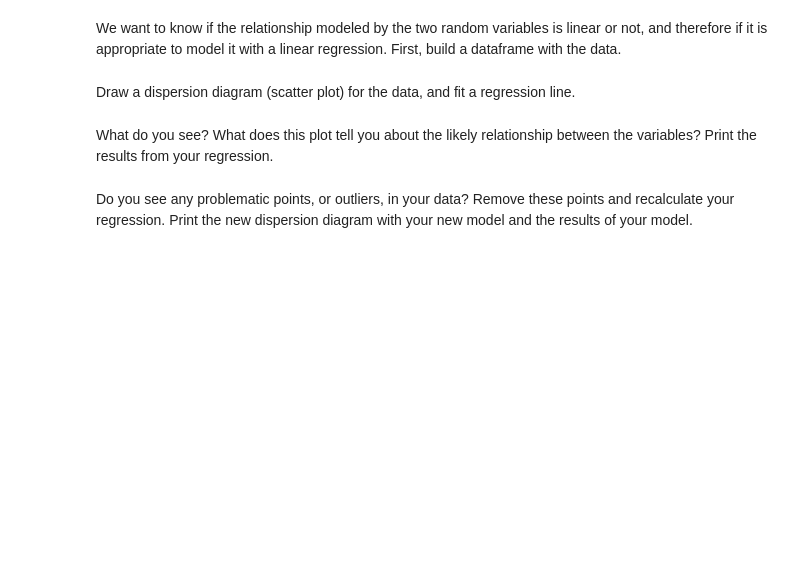
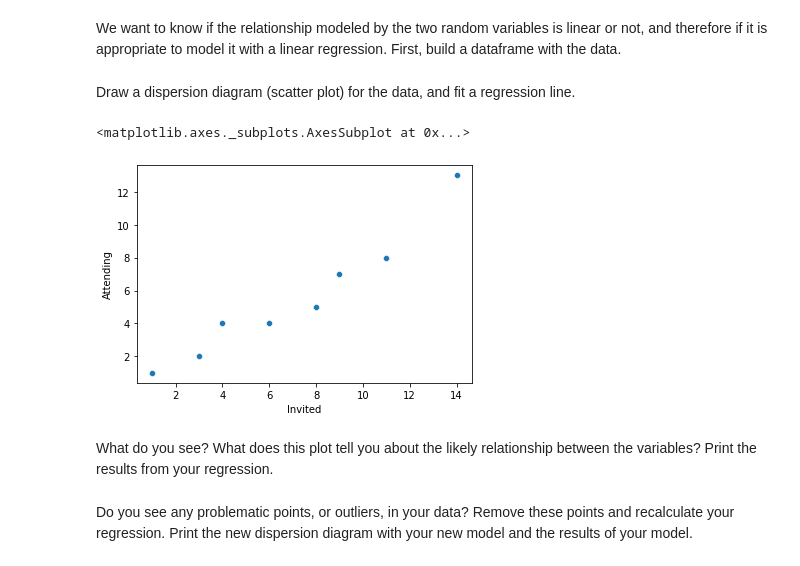
Before and after one commit to ta-data-lis/lab-regression-analysis, a Jupyter notebook: your-code/challenge1.ipynb, the cells around one changed output. Cells and saved outputs as stored; diff of their text form; code cells hidden in the pictures; blank space fills up the shorter version.

```diff
--- a/your-code/challenge1.ipynb
+++ b/your-code/challenge1.ipynb
@@ -100,6 +265,14 @@ First, build a dataframe with the data.
+# %%
+# Your code here.
+parties_data = pd.DataFrame({'Invited':   [1,3,4,6,8,9,11,14],
+                             'Attending': [1,2,4,4,5,7,8 ,13]})
 # %% [markdown]
 Draw a dispersion diagram (scatter plot) for the data, and fit a regression line.
 # %%
 # Your code here.
+sns.scatterplot(data=parties_data, x="Invited", y="Attending")
+# %% [output]
+<matplotlib.axes._subplots.AxesSubplot at 0x...>
+[figure, added]
 # %% [markdown]
 What do you see? What does this plot tell you about the likely relationship between the variables? Print the results from your regression.
```
Also changed, not shown: parts of 28 cells of this notebook.
